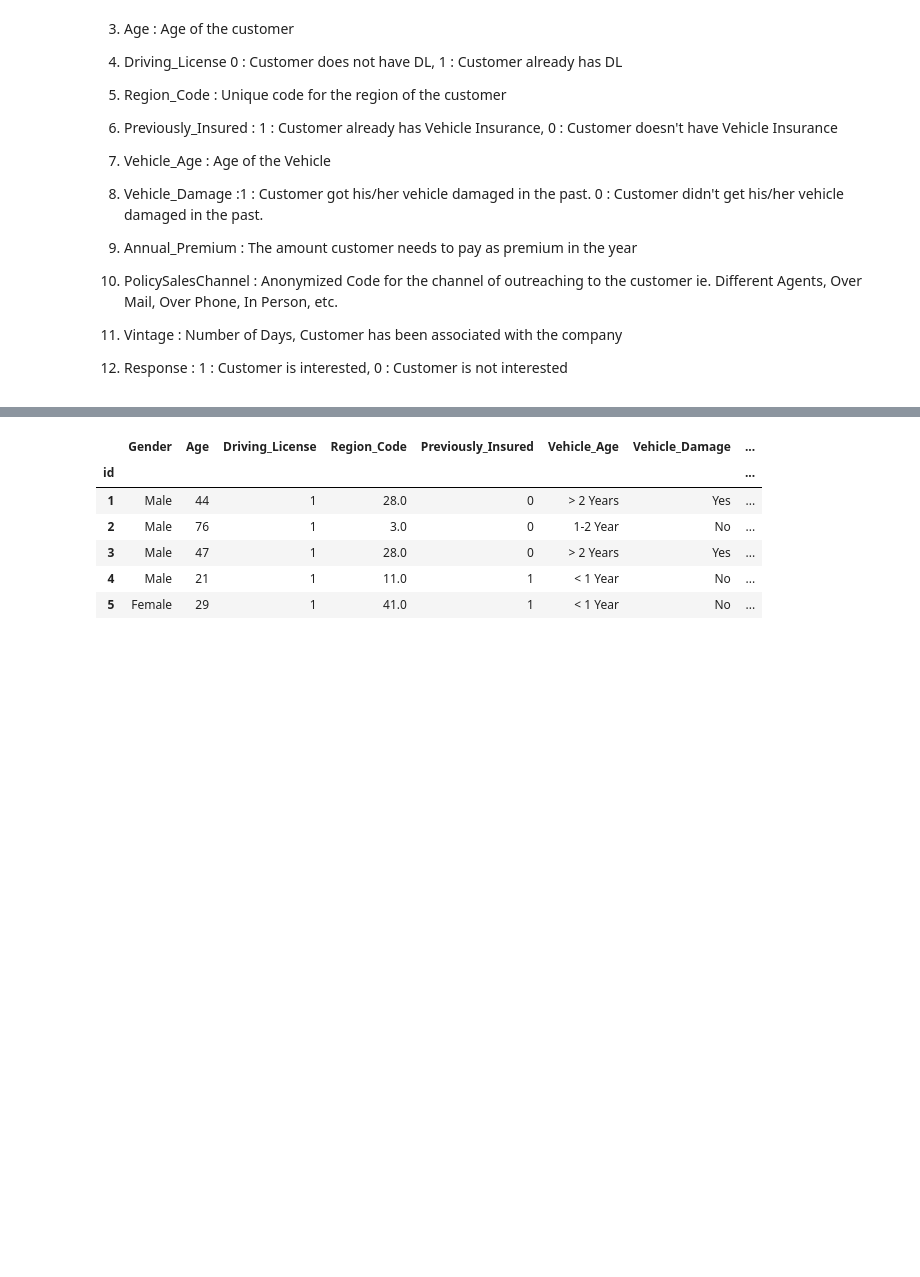
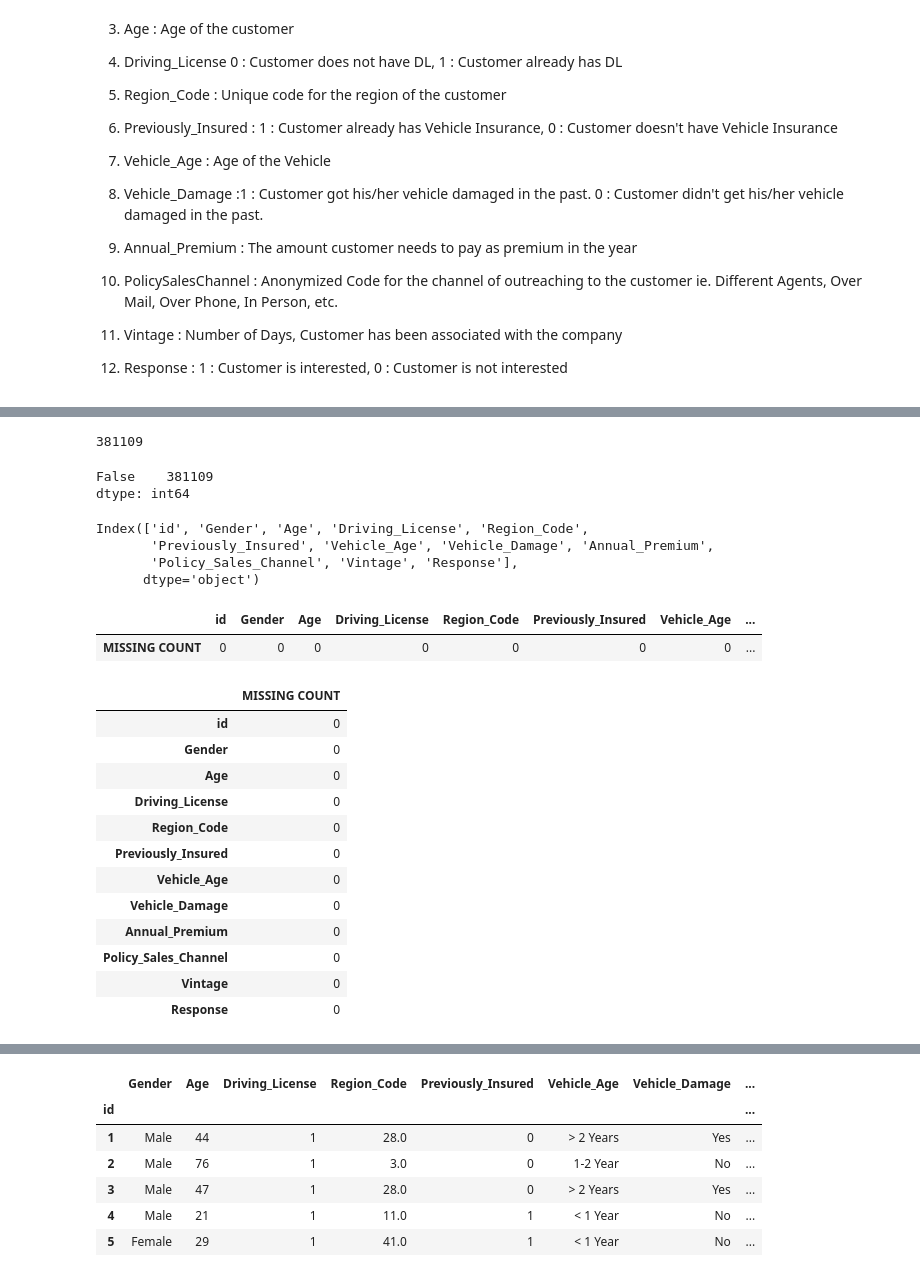
Before and after one commit to me-smishra27/HEALTH-INSURANCE-CROSS-SELL-PREDICTION, a Jupyter notebook: HEALTH_INSURANCE_CROSS_SELL_PREDICTION.ipynb, the cells around one changed output, grey strips where cells are left out. Drawn from its saved outputs; the diff is of its cells as text; code cells hidden in the pictures; blank space fills up the shorter version.

```diff
--- a/HEALTH_INSURANCE_CROSS_SELL_PREDICTION.ipynb
+++ b/HEALTH_INSURANCE_CROSS_SELL_PREDICTION.ipynb
@@ -56,0 +61,39 @@ dataset = pd.read_csv(filepath)
+# %%
+dataset['id'].nunique()
+# %% [output]
+381109
+# %%
+dataset.duplicated().value_counts()
+# %% [output]
+False    381109
+dtype: int64
+# %%
+dataset.columns
+# %% [output]
+Index(['id', 'Gender', 'Age', 'Driving_License', 'Region_Code',
+       'Previously_Insured', 'Vehicle_Age', 'Vehicle_Damage', 'Annual_Premium',
+       'Policy_Sales_Channel', 'Vintage', 'Response'],
+      dtype='object')
+# %%
+df = pd.DataFrame(dataset.isnull().sum(), columns = ['MISSING COUNT'])
+# %%
+df.T
+# %% [output]
+|  | id | Gender | Age | Driving_License | Region_Code | Previously_Insured | Vehicle_Age | ... |
+| MISSING COUNT | 0 | 0 | 0 | 0 | 0 | 0 | 0 | ... |
+# %%
+df.head(20)
+# %% [output]
+|  | MISSING COUNT |
+| id | 0 |
+| Gender | 0 |
+| Age | 0 |
+| Driving_License | 0 |
+| Region_Code | 0 |
+| Previously_Insured | 0 |
+| Vehicle_Age | 0 |
+| Vehicle_Damage | 0 |
+| Annual_Premium | 0 |
+| Policy_Sales_Channel | 0 |
+| Vintage | 0 |
+| Response | 0 |
```
Also changed, not shown: parts of 56 cells of this notebook.
